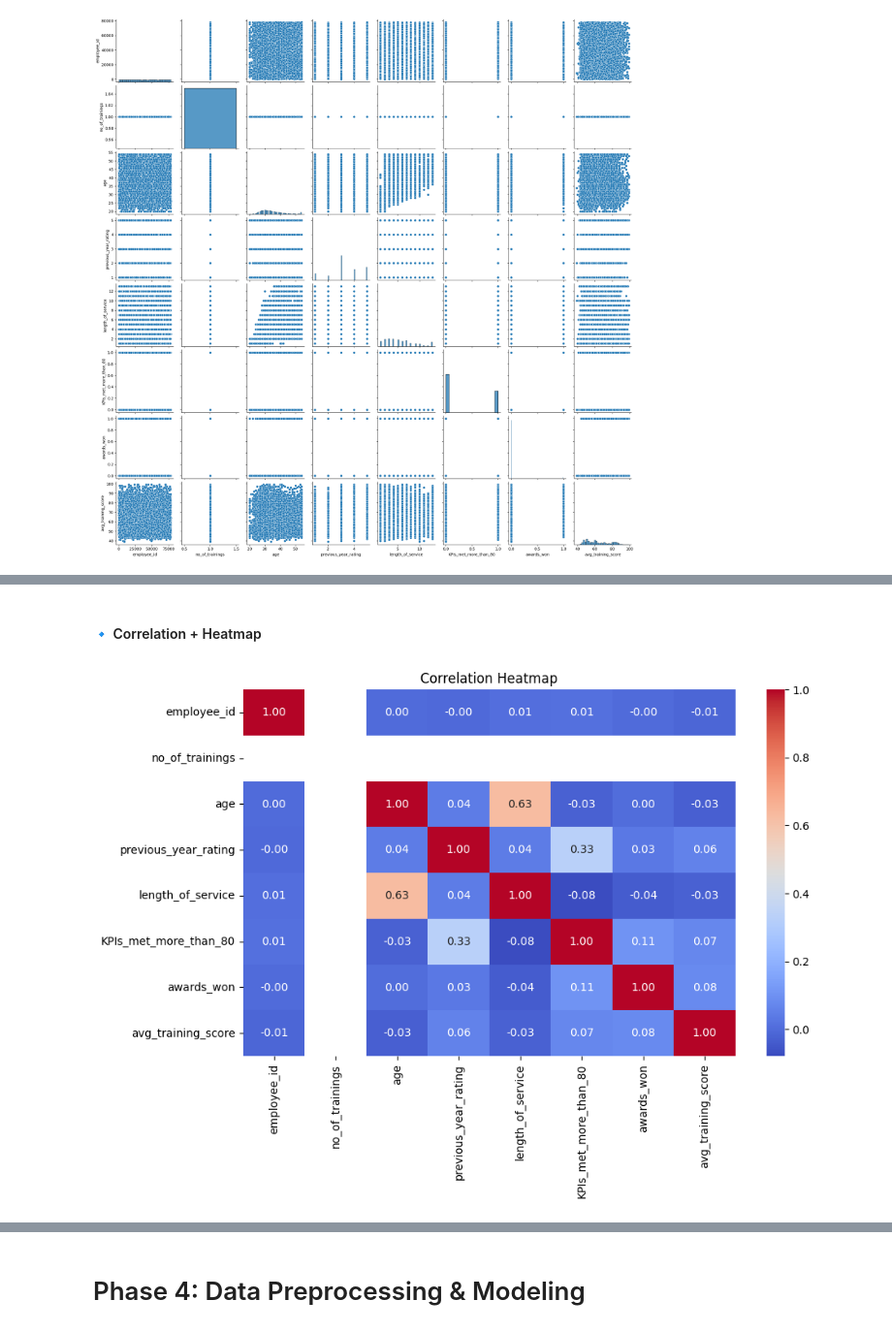
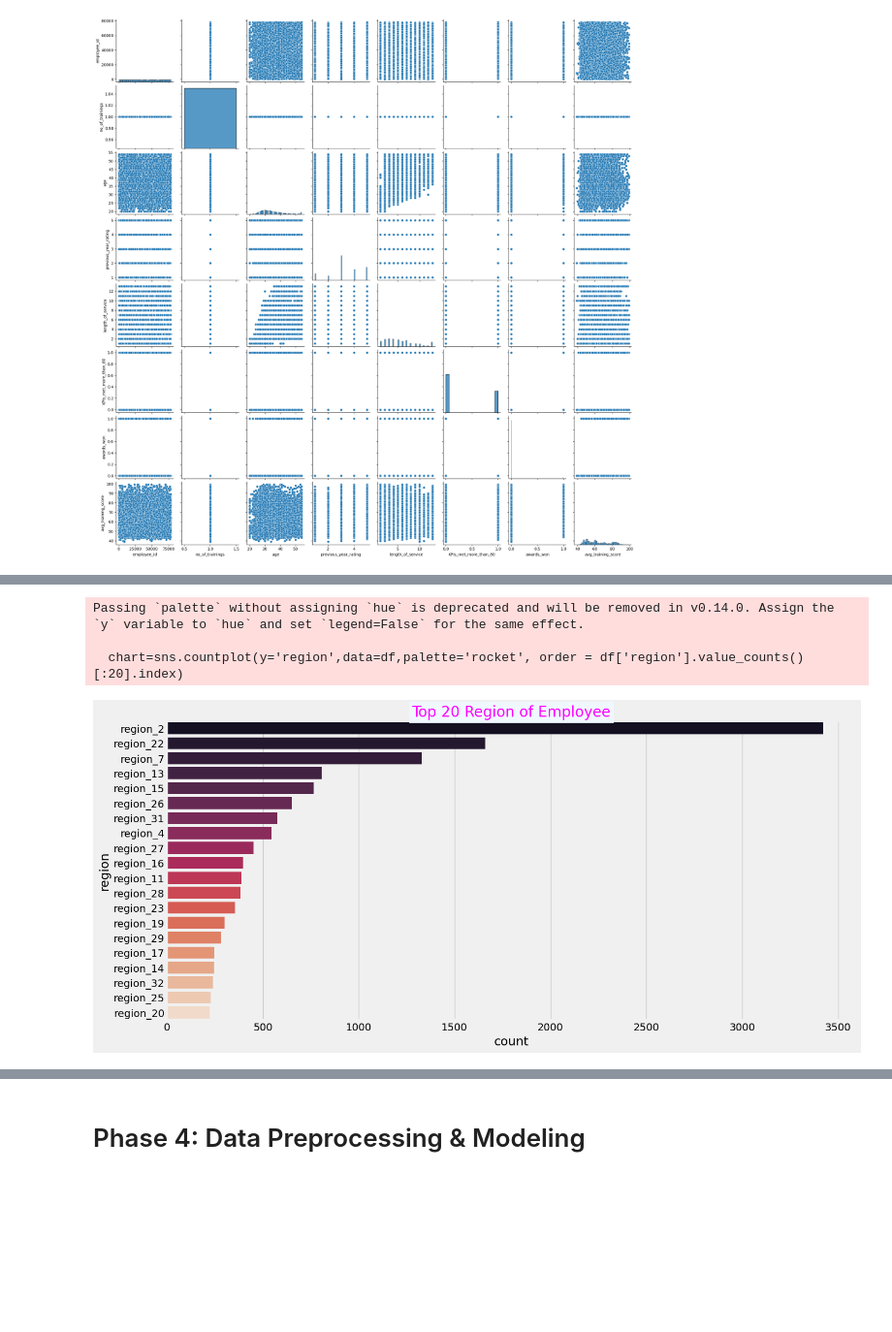
Before and after one commit to Melissiasamir/Employee-Segmentation-Clustering, a Jupyter notebook: Notebooks/notebook.ipynb, the cells around one changed output, grey strips where cells are left out. Shown at 97% size. Cells and saved outputs as stored; diff of their text form; code cells hidden in the pictures; blank space fills up the shorter version.

```diff
--- a/Notebooks/notebook.ipynb
+++ b/Notebooks/notebook.ipynb
@@ -191,3 +216,2 @@ df['education'] = df['education'].fillna(df['education'].mode()[0])
 # %%
-# Fill missing 'previous_year_rating' with the median value
-df['previous_year_rating'] = df['previous_year_rating'].fillna(df['previous_year_rating'].median())
+df[df['previous_year_rating'].isna()]
@@ -194,3 +232,5 @@ df['previous_year_rating'] = df['previous_year_rating'].fillna(df['previous_year
+# %%
+df.dropna(inplace=True)
 # %%
 # Verify that missing values are handled
 print("✅ Missing values after filling:")
@@ -224,6 +276,4 @@ np.int64(2)
 # %%
 df.drop_duplicates(inplace=True)
 # %%
-# Confirm removal
-print("✅ Duplicates removed successfully!")
-print("🔹 New dataset shape:", df.shape)
+df.drop(columns=['employee_id'], inplace=True)
@@ -313,15 +369,12 @@ plt.show()
 # %% [output]
 [figure]
 # %%
-# Categorical vs training score
-categorical_features = ['department', 'education', 'KPIs_met_more_than_80', 'awards_won']
-
-for col in categorical_features:
-    plt.figure(figsize=(7,4))
-    sns.boxplot(x=col, y='avg_training_score', data=df)
-    plt.xticks(rotation=45)
-    plt.title(f"{col} vs Average Training Score")
-    plt.xlabel(col)
-    plt.ylabel("Avg Training Score")
-    plt.show()
+plt.style.use("fivethirtyeight")
+fig,ax=plt.subplots(ncols=2,nrows=1,figsize=(15,5))
+palette_color = sns.color_palette('rocket')
+ax[0].hist(x=df['age'],color='purple')
+ax[0].set_title("Distribution of Employee Age")
+ax[1].pie(df['gender'].value_counts(),autopct='%1.f%%',colors=palette_color,labels=['Male','Female'])
+ax[1].set_title("Employee Gender")
+plt.tight_layout();
 # %% [output]
@@ -332,13 +382,13 @@ for col in categorical_features:
-# %% [markdown]
-#### 🔹 Correlation + Heatmap
 # %%
-# Correlation analysis for numerical features
-corr_matrix = df[num_cols].corr()
-
-# Visualize correlation matrix
-plt.figure(figsize=(10,6))
-sns.heatmap(corr_matrix, annot=True, cmap='coolwarm', fmt=".2f")
-plt.title("Correlation Heatmap")
-plt.show()
+plt.style.use("fivethirtyeight")
+plt.figure(figsize=(15,7))
+chart=sns.countplot(y='region',data=df,palette='rocket', order = df['region'].value_counts()[:20].index)
+plt.title("Top 20 Region of Employee",
+          fontsize='20',
+          backgroundcolor='AliceBlue',
+          color='magenta');
 # %% [output]
+Passing `palette` without assigning `hue` is deprecated and will be removed in v0.14.0. Assign the `y` variable to `hue` and set `legend=False` for the same effect.
+
+  chart=sns.countplot(y='region',data=df,palette='rocket', order = df['region'].value_counts()[:20].index)
-[figure, old version]
+[figure, new version]
```
Also changed, not shown: parts of 70 cells of this notebook, 1 other file.
